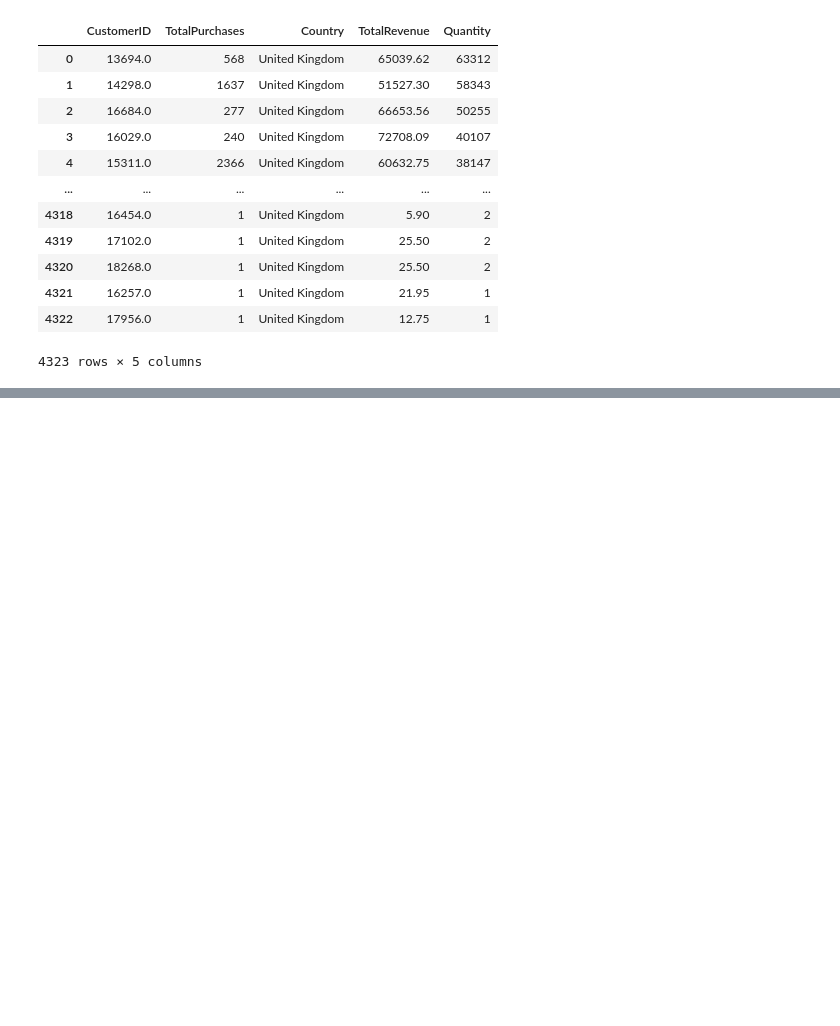
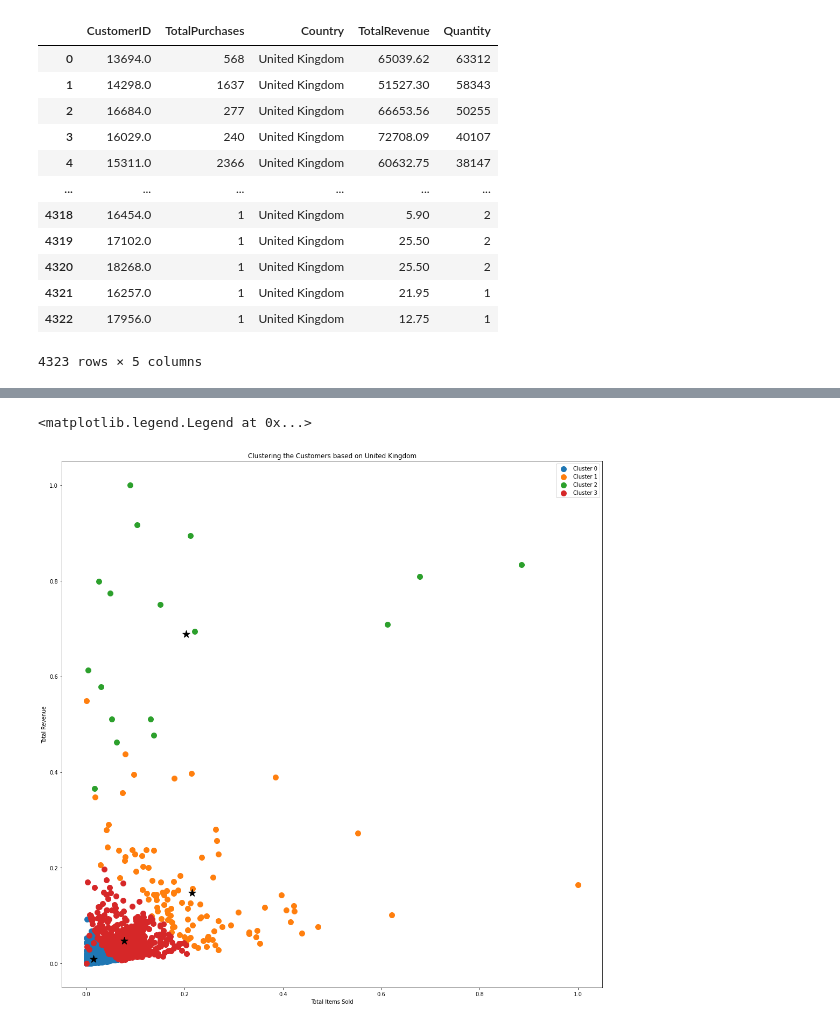
Before and after one commit to rajdeepmondal1/customer-segmentation, a Jupyter notebook: Customer_Segmentation_Arpan_+_Rajdeep.ipynb, the cells around one changed output, grey strips where cells are left out. Saved outputs shown, nothing was run; the diff lists cells and outputs as text; code cells hidden in the pictures; blank space fills up the shorter version.

```diff
--- a/Customer_Segmentation_Arpan_+_Rajdeep.ipynb
+++ b/Customer_Segmentation_Arpan_+_Rajdeep.ipynb
@@ -858,0 +1020,2 @@ df_removed_outliers
+# %%
+df = df.drop('color', axis=1)
@@ -858,0 +1038,2 @@ df_removed_outliers
+# %%
+df['ClusterLabels'] = kproto.labels_
@@ -858,0 +1116,3 @@ df_removed_outliers
+# %%
+df_uk=df[df["Country"]=="United Kingdom"]
+df_uk
@@ -858,0 +1133,20 @@ df_removed_outliers
+# %%
+km=KMeans(n_clusters=4)
+points=df_uk[["TotalPurchases_scaled","TotalRevenue_scaled","Quantity_scaled"]].to_numpy()
+y_km=km.fit_predict(points)
+
+fig, axes = plt.subplots(1,1,figsize=(18, 18))
+Cluster_0=plt.scatter(points[y_km ==0,0], points[y_km == 0,1], s=100)
+Cluster_1=plt.scatter(points[y_km ==1,0], points[y_km == 1,1], s=100)
+Cluster_2=plt.scatter(points[y_km ==2,0], points[y_km == 2,1], s=100)
+Cluster_3=plt.scatter(points[y_km ==3,0], points[y_km == 3,1], s=100)
+
+
+plt.scatter(km.cluster_centers_[:,0],km.cluster_centers_[:,1],color='black',marker='*',label='centroid',s=200)
+plt.xlabel('Total Items Sold')
+plt.ylabel('Total Revenue')
+plt.title('Clustering the Customers based on United Kingdom')
+plt.legend([Cluster_0,Cluster_1,Cluster_2,Cluster_3],['Cluster 0','Cluster 1','Cluster 2','Cluster 3'])
+# %% [output]
+<matplotlib.legend.Legend at 0x...>
+[figure, added]
```
Also changed, not shown: parts of 51 cells of this notebook.
